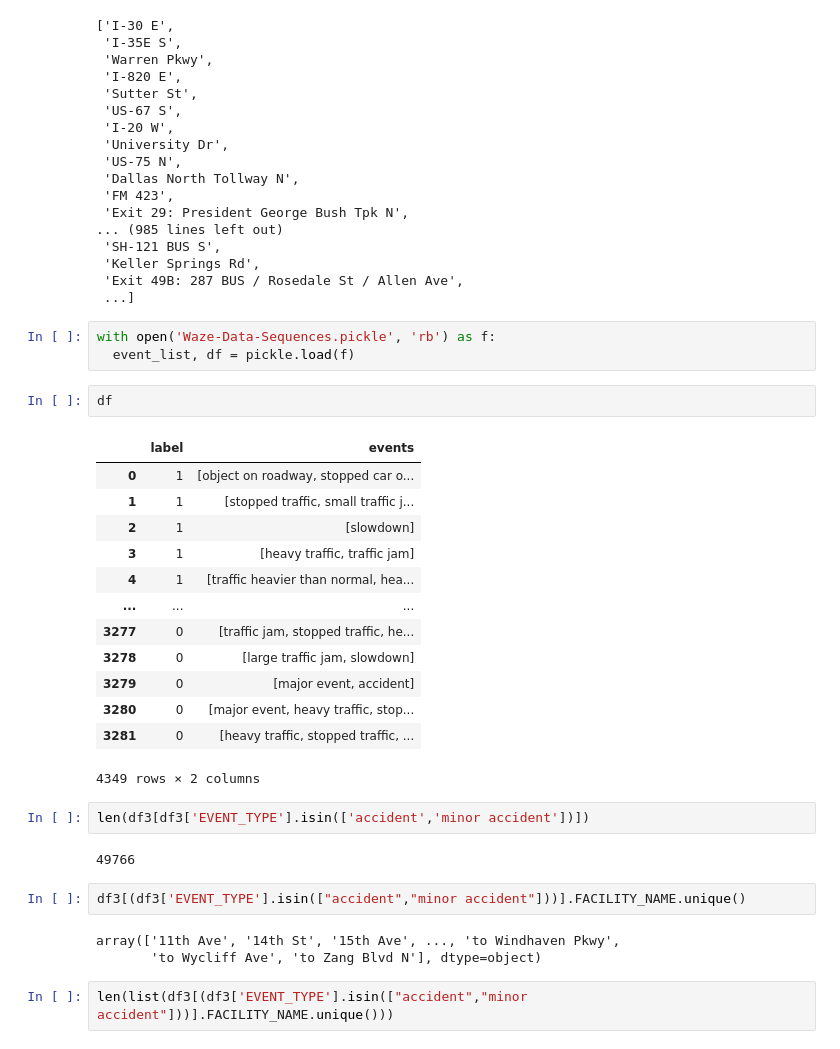
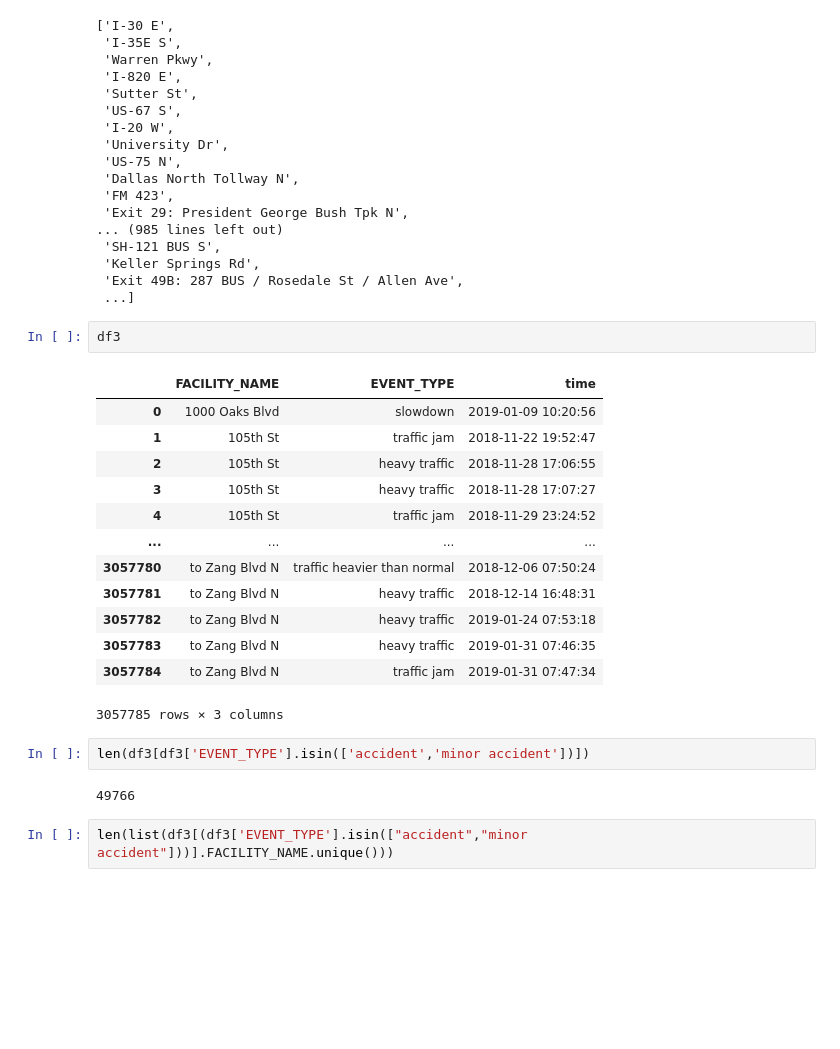
Before and after one commit to Nafis-Farhan/Pacman, a Jupyter notebook: pacman/AI.ipynb, the cells around one changed output. Drawn from its saved outputs; the diff is of its cells as text; blank space fills up the shorter version.

```diff
--- a/pacman/AI.ipynb
+++ b/pacman/AI.ipynb
@@ -26,34 +26,26 @@ df1
  'Keller Springs Rd',
  'Exit 49B: 287 BUS / Rosedale St / Allen Ave',
  ...]
-# %%
-with open('Waze-Data-Sequences.pickle', 'rb') as f:
-  event_list, df = pickle.load(f)
-# %%
-df
-# %% [output]
-|  | label | events |
-| 0 | 1 | [object on roadway, stopped car o... |
-| 1 | 1 | [stopped traffic, small traffic j... |
-| 2 | 1 | [slowdown] |
-| 3 | 1 | [heavy traffic, traffic jam] |
-| 4 | 1 | [traffic heavier than normal, hea... |
-| ... | ... | ... |
-| 3277 | 0 | [traffic jam, stopped traffic, he... |
-| 3278 | 0 | [large traffic jam, slowdown] |
-| 3279 | 0 | [major event, accident] |
-| 3280 | 0 | [major event, heavy traffic, stop... |
-| 3281 | 0 | [heavy traffic, stopped traffic, ... |
-4349 rows × 2 columns
+# %%
+df3
+# %% [output]
+|  | FACILITY_NAME | EVENT_TYPE | time |
+| 0 | 1000 Oaks Blvd | slowdown | 2019-01-09 10:20:56 |
+| 1 | 105th St | traffic jam | 2018-11-22 19:52:47 |
+| 2 | 105th St | heavy traffic | 2018-11-28 17:06:55 |
+| 3 | 105th St | heavy traffic | 2018-11-28 17:07:27 |
+| 4 | 105th St | traffic jam | 2018-11-29 23:24:52 |
+| ... | ... | ... | ... |
+| 3057780 | to Zang Blvd N | traffic heavier than normal | 2018-12-06 07:50:24 |
+| 3057781 | to Zang Blvd N | heavy traffic | 2018-12-14 16:48:31 |
+| 3057782 | to Zang Blvd N | heavy traffic | 2019-01-24 07:53:18 |
+| 3057783 | to Zang Blvd N | heavy traffic | 2019-01-31 07:46:35 |
+| 3057784 | to Zang Blvd N | traffic jam | 2019-01-31 07:47:34 |
+3057785 rows × 3 columns
 # %%
 len(df3[df3['EVENT_TYPE'].isin(['accident','minor accident'])])
 # %% [output]
 49766
-# %%
-df3[(df3['EVENT_TYPE'].isin(["accident","minor accident"]))].FACILITY_NAME.unique()
-# %% [output]
-array(['11th Ave', '14th St', '15th Ave', ..., 'to Windhaven Pkwy',
-       'to Wycliff Ave', 'to Zang Blvd N'], dtype=object)
 # %%
 len(list(df3[(df3['EVENT_TYPE'].isin(["accident","minor accident"]))].FACILITY_NAME.unique()))
 # %% [output]
```
Also changed, not shown: parts of 12 cells of this notebook, 1 other file.
